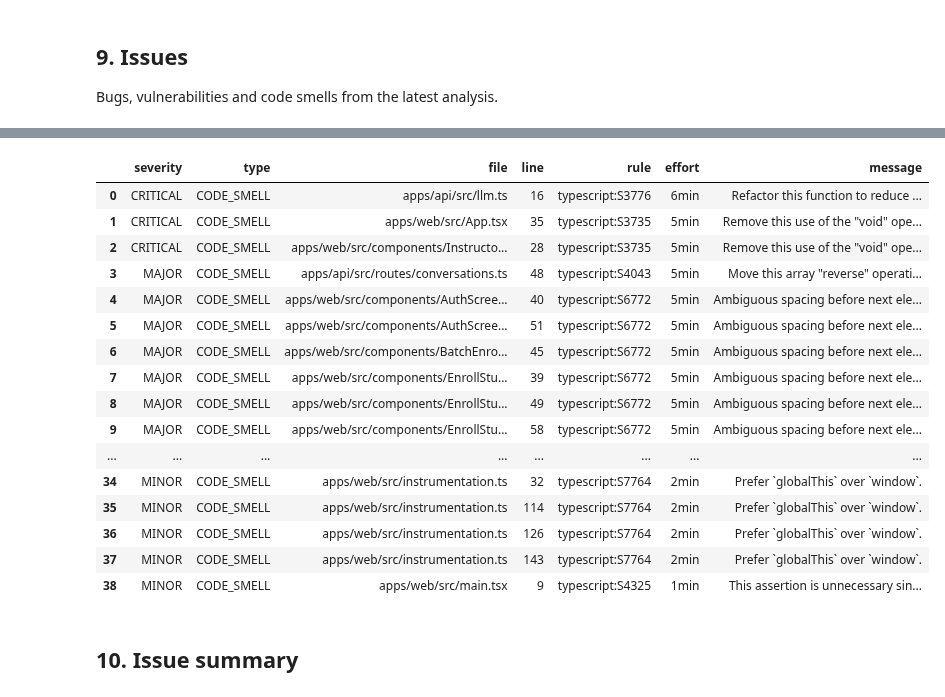
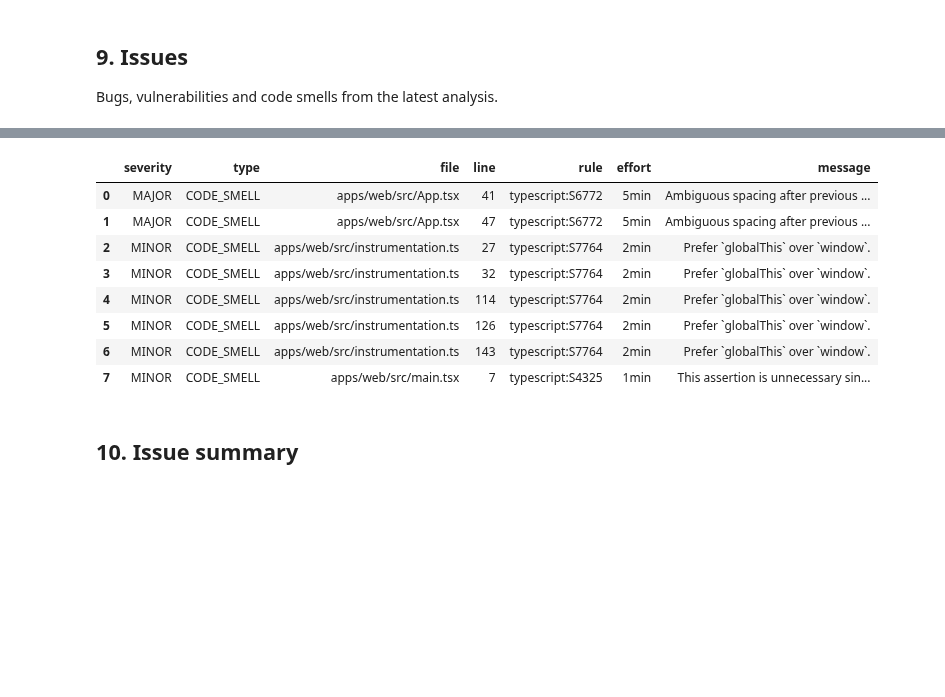
Before and after one commit to LukasOttenhof/RepositoryStaticAnalysis, a Jupyter notebook: sonarqube_test.ipynb, the cells around one changed output, grey strips where cells are left out. Drawn from its saved outputs; the diff is of its cells as text; code cells hidden in the pictures; blank space fills up the shorter version.

Commit message:
update to analysis to show data by branch

```diff
--- a/sonarqube_test.ipynb
+++ b/sonarqube_test.ipynb
@@ -28,8 +26,8 @@ Point `REPO_URL` at the GitHub repo you want to analyze. Everything else has a s
 import os, re, sys, platform, pathlib
 
 # ---- what to analyze -------------------------------------------------------
-REPO_URL    = "https://github.com/ImgyeongLee/Aida-starter-template.git"
-REPO_BRANCH = "r2-0901"     # None = the repo's default branch
+REPO_URL    = "https://github.com/QuantifyingDebt/aida-makbar3"
+REPO_BRANCH = None    # None = the repo's default branch
 # REPO_BRANCHES = ["main","r1-0901", "r2-0901", "r3-0901", "r4-0901"]  # for multi-branch analysis
 REPO_BRANCHES = None  # for all branches
 CLONE_DEPTH = 1             # shallow clone; set to None for full history
@@ -94,9 +92,15 @@ if REPO_BRANCHES is None:
     import subprocess
     _r = subprocess.run(["git", "ls-remote", "--heads", REPO_URL],
                         capture_output=True, text=True, check=True)
-    REPO_BRANCHES = sorted(line.split("refs/heads/", 1)[1]
-                           for line in _r.stdout.splitlines() if "refs/heads/" in line)
-    print(f"Found {len(REPO_BRANCHES)} branches: {', '.join(REPO_BRANCHES)}")
+    REPO_BRANCHES = [line.split("refs/heads/", 1)[1]
+                     for line in _r.stdout.splitlines() if "refs/heads/" in line]
+    REPO_BRANCHES = [b for b in REPO_BRANCHES if "session-" in b]
+
+# natural sort, so session-10 comes after session-2 rather than after session-1
+def _natural_key(s):
+    return [int(t) if t.isdigit() else t for t in re.split(r"(\d+)", s)]
+REPO_BRANCHES = sorted(REPO_BRANCHES, key=_natural_key)
+print(f"Found {len(REPO_BRANCHES)} branches: {', '.join(REPO_BRANCHES)}")
 
 PROJECT_KEY  = re.sub(r"[^A-Za-z0-9_.\-]", "-", _key_base)
 PROJECT_NAME = _key_base
@@ -542,34 +549,40 @@ def fetch_issues(project_key, page_size=500):
         page += 1
     return issues
 
+SEV_ORDER = ["BLOCKER", "CRITICAL", "HIGH", "MAJOR", "MEDIUM", "MINOR", "LOW", "INFO"]
+
+def issues_to_df(raw):
+    """One row per open issue, sorted by severity. Shared with the per-branch
+    loop in section 16, so both places report identical tables."""
+    rows = []
+    for issue in raw:
+        # SonarQube 10+ reports "impacts"; older versions only "severity"/"type"
+        impacts = issue.get("impacts") or []
+        rows.append({
+            "severity": issue.get("severity") or (impacts[0]["severity"] if impacts else None),
+            "type":     issue.get("type") or (impacts[0]["softwareQuality"] if impacts else None),
+            "file":     issue.get("component", "").split(":", 1)[-1],
+            "line":     issue.get("textRange", {}).get("startLine"),
+            "rule":     issue.get("rule"),
+            "effort":   issue.get("effort"),
+            "message":  issue.get("message"),
+        })
+    df = pd.DataFrame(rows)
+    if df.empty:
+        return df
+    df["line"] = pd.to_numeric(df["line"], errors="coerce").astype("Int64")
+    present = [s for s in SEV_ORDER if s in set(df["severity"])]
+    df["severity"] = pd.Categorical(df["severity"], categories=present, ordered=True)
+    return df.sort_values(["severity", "file", "line"]).reset_index(drop=True)
+
 raw_issues = fetch_issues(PROJECT_KEY)
 print(f"Open issues: {len(raw_issues)}")
 
-rows = []
-for issue in raw_issues:
-    # SonarQube 10+ reports "impacts"; older versions only "severity"/"type"
-    impacts = issue.get("impacts") or []
-    rows.append({
-        "severity": issue.get("severity") or (impacts[0]["severity"] if impacts else None),
-        "type":     issue.get("type") or (impacts[0]["softwareQuality"] if impacts else None),
-        "file":     issue.get("component", "").split(":", 1)[-1],
-        "line":     issue.get("textRange", {}).get("startLine"),
-        "rule":     issue.get("rule"),
-        "effort":   issue.get("effort"),
-        "message":  issue.get("message"),
-    })
-
-issues_df = pd.DataFrame(rows)
+issues_df = issues_to_df(raw_issues)
 
 if issues_df.empty:
     print("No open issues found.")
 else:
-    issues_df["line"] = pd.to_numeric(issues_df["line"], errors="coerce").astype("Int64")
-    sev_order = ["BLOCKER", "CRITICAL", "HIGH", "MAJOR", "MEDIUM", "MINOR", "LOW", "INFO"]
-    present = [s for s in sev_order if s in set(issues_df["severity"])]
-    issues_df["severity"] = pd.Categorical(issues_df["severity"], categories=present, ordered=True)
-    issues_df = issues_df.sort_values(["severity", "file", "line"]).reset_index(drop=True)
-
     pd.set_option("display.max_colwidth", None)  # None = show full message text, no "..."
     pd.set_option("display.max_rows", 200)
     display(issues_df)
@@ -578,20 +591,12 @@ Open issues: 39
 |  | severity | type | file | line | rule | effort | message |
-| 0 | CRITICAL | CODE_SMELL | apps/api/src/llm.ts | 16 | typescript:S3776 | 6min | Refactor this function to reduce ... |
-| 1 | CRITICAL | CODE_SMELL | apps/web/src/App.tsx | 35 | typescript:S3735 | 5min | Remove this use of the "void" ope... |
-| 2 | CRITICAL | CODE_SMELL | apps/web/src/components/Instructo... | 28 | typescript:S3735 | 5min | Remove this use of the "void" ope... |
-| 3 | MAJOR | CODE_SMELL | apps/api/src/routes/conversations.ts | 48 | typescript:S4043 | 5min | Move this array "reverse" operati... |
-| 4 | MAJOR | CODE_SMELL | apps/web/src/components/AuthScree... | 40 | typescript:S6772 | 5min | Ambiguous spacing before next ele... |
-| 5 | MAJOR | CODE_SMELL | apps/web/src/components/AuthScree... | 51 | typescript:S6772 | 5min | Ambiguous spacing before next ele... |
-| 6 | MAJOR | CODE_SMELL | apps/web/src/components/BatchEnro... | 45 | typescript:S6772 | 5min | Ambiguous spacing before next ele... |
-| 7 | MAJOR | CODE_SMELL | apps/web/src/components/EnrollStu... | 39 | typescript:S6772 | 5min | Ambiguous spacing before next ele... |
-| 8 | MAJOR | CODE_SMELL | apps/web/src/components/EnrollStu... | 49 | typescript:S6772 | 5min | Ambiguous spacing before next ele... |
-| 9 | MAJOR | CODE_SMELL | apps/web/src/components/EnrollStu... | 58 | typescript:S6772 | 5min | Ambiguous spacing before next ele... |
-| ... | ... | ... | ... | ... | ... | ... | ... |
-| 34 | MINOR | CODE_SMELL | apps/web/src/instrumentation.ts | 32 | typescript:S7764 | 2min | Prefer `globalThis` over `window`. |
-| 35 | MINOR | CODE_SMELL | apps/web/src/instrumentation.ts | 114 | typescript:S7764 | 2min | Prefer `globalThis` over `window`. |
-| 36 | MINOR | CODE_SMELL | apps/web/src/instrumentation.ts | 126 | typescript:S7764 | 2min | Prefer `globalThis` over `window`. |
-| 37 | MINOR | CODE_SMELL | apps/web/src/instrumentation.ts | 143 | typescript:S7764 | 2min | Prefer `globalThis` over `window`. |
-| 38 | MINOR | CODE_SMELL | apps/web/src/main.tsx | 9 | typescript:S4325 | 1min | This assertion is unnecessary sin... |
+| 0 | MAJOR | CODE_SMELL | apps/web/src/App.tsx | 41 | typescript:S6772 | 5min | Ambiguous spacing after previous ... |
+| 1 | MAJOR | CODE_SMELL | apps/web/src/App.tsx | 47 | typescript:S6772 | 5min | Ambiguous spacing after previous ... |
+| 2 | MINOR | CODE_SMELL | apps/web/src/instrumentation.ts | 27 | typescript:S7764 | 2min | Prefer `globalThis` over `window`. |
+| 3 | MINOR | CODE_SMELL | apps/web/src/instrumentation.ts | 32 | typescript:S7764 | 2min | Prefer `globalThis` over `window`. |
+| 4 | MINOR | CODE_SMELL | apps/web/src/instrumentation.ts | 114 | typescript:S7764 | 2min | Prefer `globalThis` over `window`. |
+| 5 | MINOR | CODE_SMELL | apps/web/src/instrumentation.ts | 126 | typescript:S7764 | 2min | Prefer `globalThis` over `window`. |
+| 6 | MINOR | CODE_SMELL | apps/web/src/instrumentation.ts | 143 | typescript:S7764 | 2min | Prefer `globalThis` over `window`. |
+| 7 | MINOR | CODE_SMELL | apps/web/src/main.tsx | 7 | typescript:S4325 | 1min | This assertion is unnecessary sin... |
 # %% [markdown]
 ## 10. Issue summary
 # %%
```
Also changed, not shown: parts of 35 cells of this notebook.
